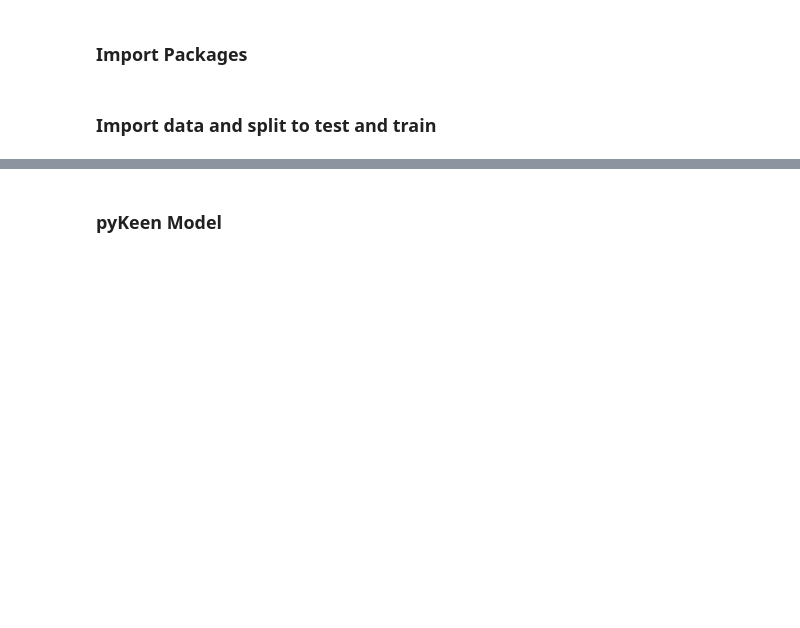
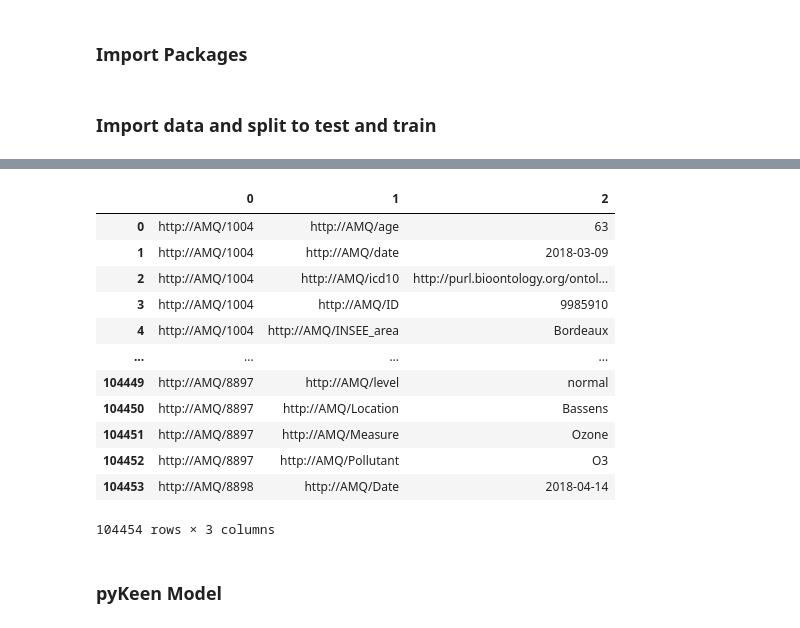
Before and after one commit to arthurhughes27/WBD-project, a Jupyter notebook: transE pipeline.ipynb, the cells around one changed output, grey strips where cells are left out. Saved outputs shown, nothing was run; the diff lists cells and outputs as text; code cells hidden in the pictures; blank space fills up the shorter version.

```diff
--- a/transE pipeline.ipynb
+++ b/transE pipeline.ipynb
@@ -15,7 +14,7 @@ import numpy as np
 # %% [markdown]
 ### Import data and split to test and train
 # %%
-df=pd.read_csv('/home/administrator/Desktop/WBD/Project/output_final.csv',header=None)
+df=pd.read_csv('/home/administrator/Desktop/WBD/Project/final_output.csv',header=None)
 tf = TriplesFactory.from_labeled_triples(df[[0, 1, 2]].values)
 training, testing = tf.split()
 # %% [output]
@@ -23,3 +23,19 @@ using automatically assigned random_state=830962180
+# %%
+df
+# %% [output]
+|  | 0 | 1 | 2 |
+| 0 | http://AMQ/1004 | http://AMQ/age | 63 |
+| 1 | http://AMQ/1004 | http://AMQ/date | 2018-03-09 |
+| 2 | http://AMQ/1004 | http://AMQ/icd10 | http://purl.bioontology.org/ontol... |
+| 3 | http://AMQ/1004 | http://AMQ/ID | 9985910 |
+| 4 | http://AMQ/1004 | http://AMQ/INSEE_area | Bordeaux |
+| ... | ... | ... | ... |
+| 104449 | http://AMQ/8897 | http://AMQ/level | normal |
+| 104450 | http://AMQ/8897 | http://AMQ/Location | Bassens |
+| 104451 | http://AMQ/8897 | http://AMQ/Measure | Ozone |
+| 104452 | http://AMQ/8897 | http://AMQ/Pollutant | O3 |
+| 104453 | http://AMQ/8898 | http://AMQ/Date | 2018-04-14 |
+104454 rows × 3 columns
 # %% [markdown]
 ### pyKeen Model
 # %%
```
Also changed, not shown: parts of 9 cells of this notebook.
